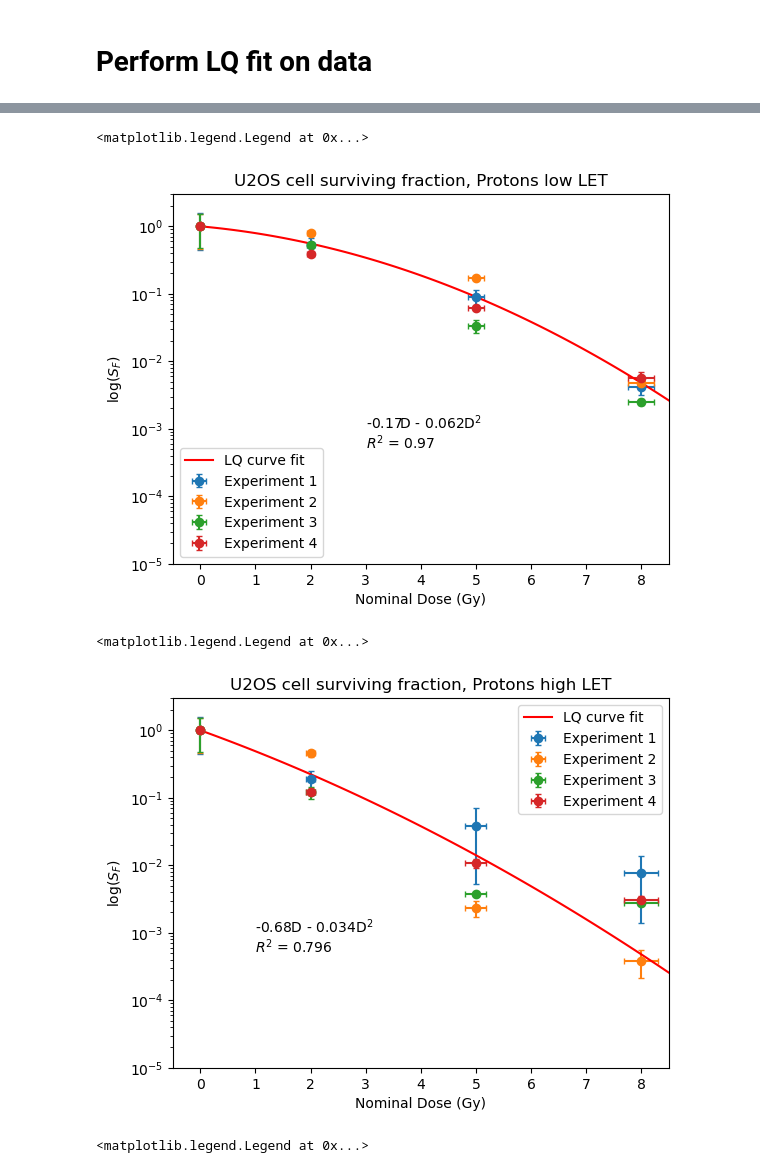
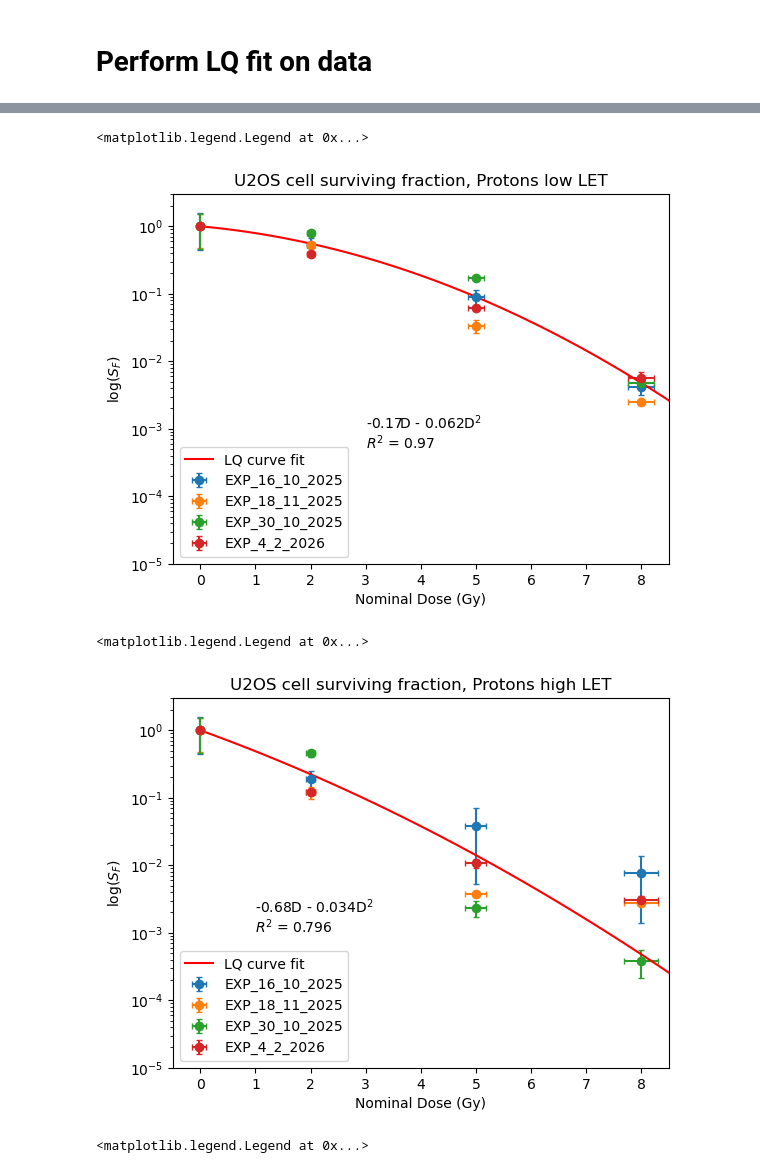
Before and after one commit to BrittHaanen15/Thesis_project, a Jupyter notebook: Python codes/Cell survival analysis aggregated data.ipynb, the cells around one changed output, grey strips where cells are left out. Saved outputs shown, nothing was run; the diff lists cells and outputs as text; code cells hidden in the pictures.

Commit message:
Making labelling easier

```diff
--- a/Python codes/Cell survival analysis aggregated data.ipynb
+++ b/Python codes/Cell survival analysis aggregated data.ipynb
@@ -16,11 +16,11 @@ from sklearn.metrics import r2_score
 CHANGE THESE: the relevant folder and file paths
 # %%
 #enter list of paths to results folders here
-results_folders = [r"C:\Users\bhaan\Documents\#Master Degree\Thesis\Thesis_project\Cell survival results\Archived - Autumn 2025 with old protocol\Analysis Corrected results 16 Oct", r"C:\Users\bhaan\Documents\#Master Degree\Thesis\Thesis_project\Cell survival results\Archived - Autumn 2025 with old protocol\Analysis Corrected results 30 Oct", r"C:\Users\bhaan\Documents\#Master Degree\Thesis\Thesis_project\Cell survival results\Archived - Autumn 2025 with old protocol\Analysis Corrected results 18 Nov", r"C:\Users\bhaan\Documents\#Master Degree\Thesis\Thesis_project\Cell survival results\Analysis Results 4-2"]
+results_folders = [r"C:\Users\bhaan\Documents\#Master Degree\Thesis\Thesis_project\Cell survival results\Archived - Autumn 2025 with old protocol\EXP_16_10_2025", r"C:\Users\bhaan\Documents\#Master Degree\Thesis\Thesis_project\Cell survival results\Archived - Autumn 2025 with old protocol\EXP_30_10_2025", r"C:\Users\bhaan\Documents\#Master Degree\Thesis\Thesis_project\Cell survival results\Archived - Autumn 2025 with old protocol\EXP_18_11_2025", r"C:\Users\bhaan\Documents\#Master Degree\Thesis\Thesis_project\Cell survival results\EXP_4_2_2026"]
 
 #enter list of multiplicity file paths here
-multi_x = [r"C:\Users\bhaan\Documents\#Master Degree\Thesis\Thesis_project\Cell survival results\Archived - Autumn 2025 with old protocol\Multiplicity X-ray 16-10.xlsx", r"C:\Users\bhaan\Documents\#Master Degree\Thesis\Thesis_project\Cell survival results\Archived - Autumn 2025 with old protocol\Multiplicity X-ray 30-10.xlsx", r"C:\Users\bhaan\Documents\#Master Degree\Thesis\Thesis_project\Cell survival results\Archived - Autumn 2025 with old protocol\Multiplicity X-ray 18-11.xlsx", r"C:\Users\bhaan\Documents\#Master Degree\Thesis\Thesis_project\Cell survival results\Irradiations 4-2\Multiplicity X-ray 4-2.xlsx"]
-multi_p = [r"C:\Users\bhaan\Documents\#Master Degree\Thesis\Thesis_project\Cell survival results\Archived - Autumn 2025 with old protocol\Multiplicity proton 16-10.xlsx", r"C:\Users\bhaan\Documents\#Master Degree\Thesis\Thesis_project\Cell survival results\Archived - Autumn 2025 with old protocol\Multiplicity proton 30-10.xlsx", r"C:\Users\bhaan\Documents\#Master Degree\Thesis\Thesis_project\Cell survival results\Archived - Autumn 2025 with old protocol\Multiplicity proton 18-11.xlsx", r"C:\Users\bhaan\Documents\#Master Degree\Thesis\Thesis_project\Cell survival results\Irradiations 4-2\Multiplicity protons 4-2.xlsx"]
+multi_x = [r"C:\Users\bhaan\Documents\#Master Degree\Thesis\Thesis_project\Cell survival results\Archived - Autumn 2025 with old protocol\Multiplicity X-ray 16-10.xlsx", r"C:\Users\bhaan\Documents\#Master Degree\Thesis\Thesis_project\Cell survival results\Archived - Autumn 2025 with old protocol\Multiplicity X-ray 30-10.xlsx", r"C:\Users\bhaan\Documents\#Master Degree\Thesis\Thesis_project\Cell survival results\Archived - Autumn 2025 with old protocol\Multiplicity X-ray 18-11.xlsx", r"C:\Users\bhaan\Documents\#Master Degree\Thesis\Thesis_project\Cell survival results\4_2_2026\Multiplicity X-ray 4-2.xlsx"]
+multi_p = [r"C:\Users\bhaan\Documents\#Master Degree\Thesis\Thesis_project\Cell survival results\Archived - Autumn 2025 with old protocol\Multiplicity proton 16-10.xlsx", r"C:\Users\bhaan\Documents\#Master Degree\Thesis\Thesis_project\Cell survival results\Archived - Autumn 2025 with old protocol\Multiplicity proton 30-10.xlsx", r"C:\Users\bhaan\Documents\#Master Degree\Thesis\Thesis_project\Cell survival results\Archived - Autumn 2025 with old protocol\Multiplicity proton 18-11.xlsx", r"C:\Users\bhaan\Documents\#Master Degree\Thesis\Thesis_project\Cell survival results\4_2_2026\Multiplicity protons 4-2.xlsx"]
 # %% [markdown]
 Loading and importing data.
 # %%
@@ -149,6 +149,7 @@ PH = pd.DataFrame(columns=['Dose', 'LET', 'SF', 'Survival', 'Experiment'])
 
 for i in range(len(results_folders)):
     folder = results_folders[i]
+    experi = os.path.split(folder)[-1]
     multiplicity_x = write_fractions_dic(multi_x[i])
     multiplicity_p = write_fractions_dic(multi_p[i])
     for file in os.listdir(folder):
@@ -158,18 +159,18 @@ for i in range(len(results_folders)):
 
             #Check the radiation type and write to correct dataframe
             if df.tail(1)['Rad'].item() == 'X':
-                data = Parse_data(df, i+1, multiplicity_x)
+                data = Parse_data(df, experi, multiplicity_x)
                 #Correct X-ray dose
                 data['Dose'] = 0.85*data['Dose']
                 if i!=2:
                     #Exclude exp 3
                     X = pd.concat([X, data])
             if df.tail(1)['Rad'].item() == 'Proton L':
-                data = Parse_data(df, i+1, multiplicity_p)
+                data = Parse_data(df, experi, multiplicity_p)
                 data['Dose'] = data['Dose']
                 PL = pd.concat([PL, data])
             if df.tail(1)['Rad'].item() == 'Proton H':
-                PH = pd.concat([PH, Parse_data(df, i+1, multiplicity_p)])
+                PH = pd.concat([PH, Parse_data(df, experi, multiplicity_p)])
 # %% [output]
   newrow['Survival'] = fsolve(cfu_survival_func, 0.2, args=(fractions_dic, newrow['SF']))[0]
   newrow['Survival'] = fsolve(cfu_survival_func, 0.2, args=(fractions_dic, newrow['SF']))[0]
@@ -290,7 +291,7 @@ for i in range(len(np.unique(np.array(X_means['Experiment'])))):
     data = X_means[X_means['Experiment']==exp]
     error = np.array(data['STD'])
     dose_error = X_dose_err[X_dose_err['Exp']==exp]
-    plt.errorbar(data['Dose'], data['Mean Survival'], yerr=error, xerr=dose_error['Err'], fmt='o', capsize=2, label=f'Experiment {int(exp)}')
+    plt.errorbar(data['Dose'], data['Mean Survival'], yerr=error, xerr=dose_error['Err'], fmt='o', capsize=2, label=exp)
 plt.plot(np.linspace(0, 10, 100), LQ_func(np.linspace(0, 10, 100), params_x[0], params_x[1]), color='r', label='LQ curve fit')
 plt.title('U2OS cell surviving fraction, X-rays')
 plt.text(3, 0.001, f"-{round(params_x[0],3)}D - {round(params_x[1],3)}D$^2$")
@@ -320,7 +321,7 @@ for i in range(len(np.unique(np.array(PL_means['Experiment'])))):
     data = PL_means[PL_means['Experiment']==exp]
     error = np.array(data['STD'])
     dose_error = PL_dose_err[PL_dose_err['Exp']==exp]
-    plt.errorbar(data['Dose'], data['Mean Survival'], yerr=error, xerr=dose_error['Err'], fmt='o', capsize=2, label=f'Experiment {int(exp)}')
+    plt.errorbar(data['Dose'], data['Mean Survival'], yerr=error, xerr=dose_error['Err'], fmt='o', capsize=2, label=exp)
 plt.plot(np.linspace(0, 10, 100), LQ_func(np.linspace(0, 10, 100), params_pl[0], params_pl[1]), color='r', label='LQ curve fit')
 plt.title('U2OS cell surviving fraction, Protons low LET')
 plt.text(3, 0.001, f"-{round(params_pl[0],3)}D - {round(params_pl[1],3)}D$^2$")
@@ -333,7 +334,7 @@ plt.yscale('log')
 plt.legend()
 # %% [output]
 <matplotlib.legend.Legend at 0x...>
-[figure, old version]
+[figure, new version]
 # %%
 #LQ fit proton high
 
@@ -346,24 +347,24 @@ r2_ph = r2_score(np.log10(true), np.log10(pred))
 # %%
 #Plot Protons High
 for i in range(len(np.unique(np.array(PH_means['Experiment'])))):
     exp = np.unique(np.array(PH_means['Experiment']))[i]
     data = PH_means[PH_means['Experiment']==exp]
     error = np.array(data['STD'])
     dose_error = PH_dose_err[PH_dose_err['Exp']== exp]
-    plt.errorbar(data['Dose'], data['Mean Survival'], yerr=error, xerr=dose_error['Err'], fmt='o', capsize=2, label=f'Experiment {int(exp)}')
+    plt.errorbar(data['Dose'], data['Mean Survival'], yerr=error, xerr=dose_error['Err'], fmt='o', capsize=2, label=exp)
 plt.plot(np.linspace(0, 10, 100), LQ_func(np.linspace(0, 10, 100), params_ph[0], params_ph[1]), color='r', label='LQ curve fit')
 plt.title('U2OS cell surviving fraction, Protons high LET')
-plt.text(1, 0.001, f"-{round(params_ph[0],3)}D - {round(params_ph[1],3)}D$^2$")
-plt.text(1, 0.0005, f"$R^2$ = {round(r2_ph, 3)}")
+plt.text(1, 0.002, f"-{round(params_ph[0],3)}D - {round(params_ph[1],3)}D$^2$")
+plt.text(1, 0.001, f"$R^2$ = {round(r2_ph, 3)}")
 plt.xlim([-0.5, 8.5])
 plt.ylim([0.00001, 3])
 plt.xlabel('Nominal Dose (Gy)')
 plt.ylabel('log($S_F$)')
 plt.yscale('log')
 plt.legend()
 # %% [output]
 <matplotlib.legend.Legend at 0x...>
-[figure, old version]
+[figure, new version]
 # %%
 #Plot them all together
 plt.errorbar(X_means['Dose'], X_means['Mean Survival'], yerr=X_means['STD'], xerr=X_dose_err['Err'], label='X-rays', color='b', fmt='o', capsize=2)
```
Also changed, not shown: parts of 11 cells of this notebook, 1 other file.
